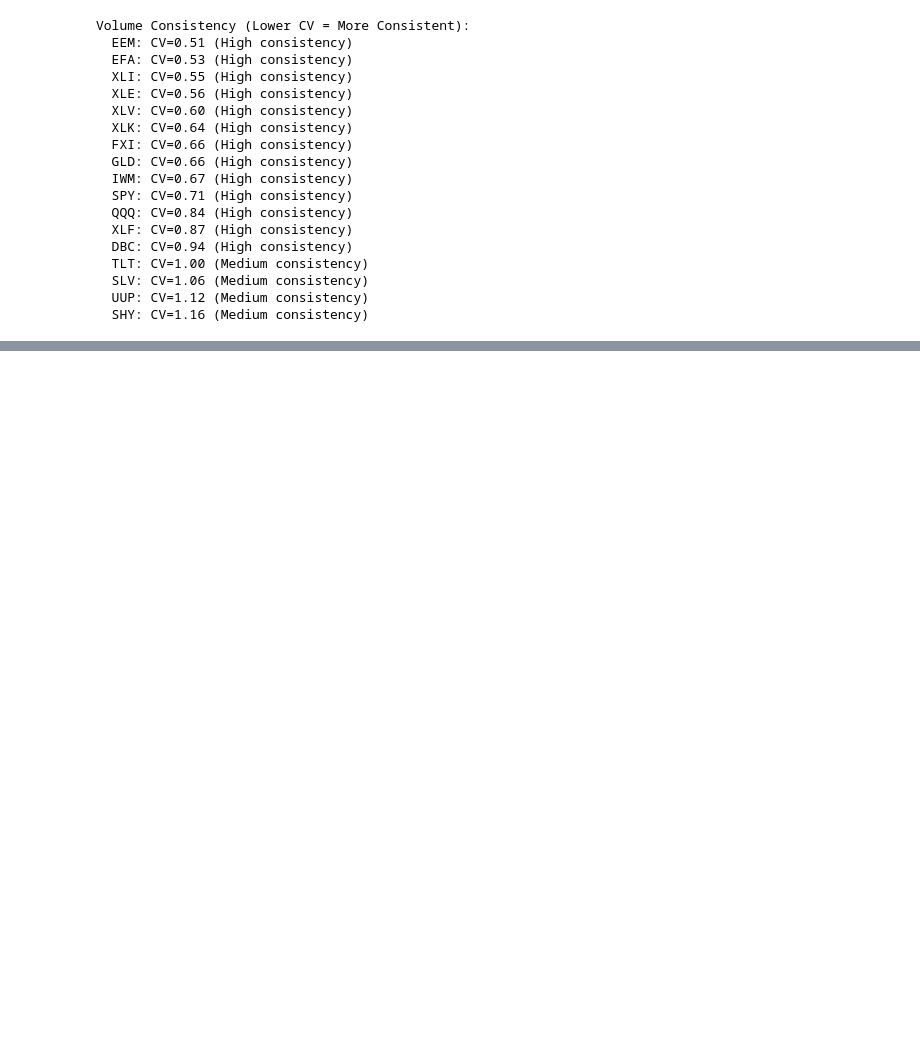
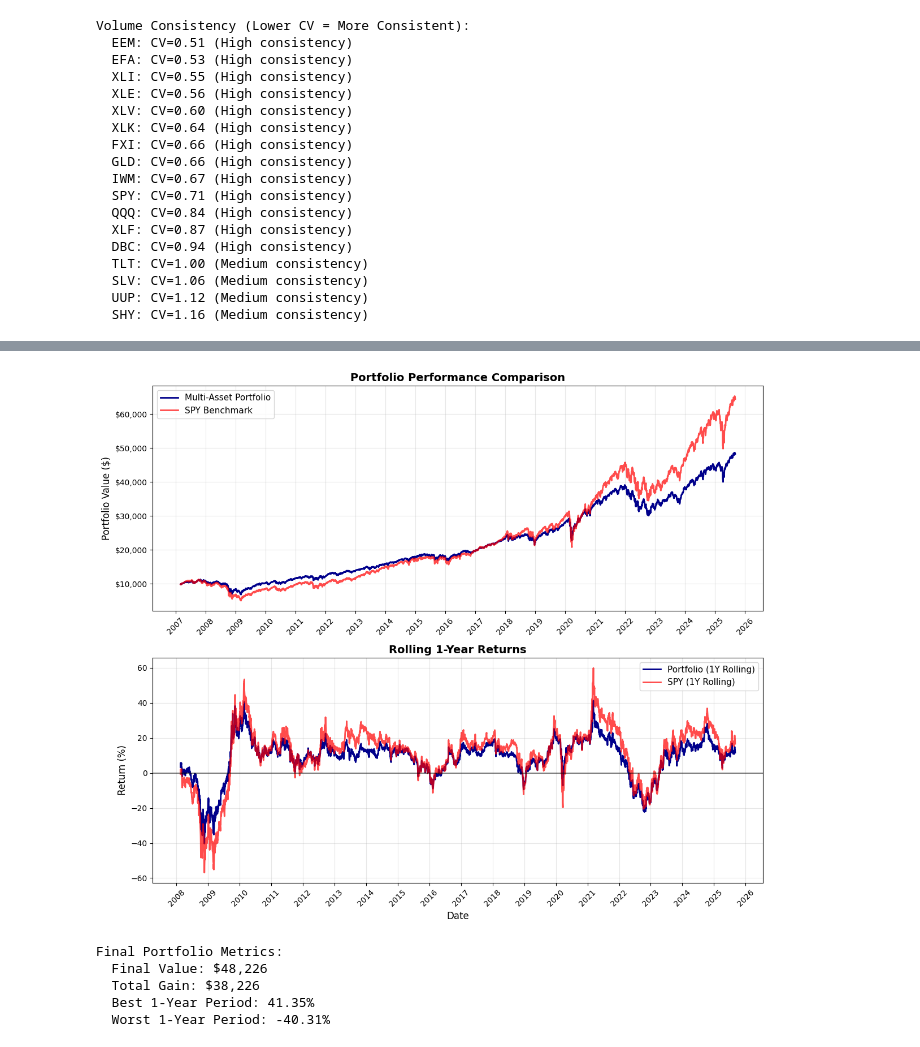
Before and after one commit to GabrieleDiCorato/finance-playground, a Jupyter notebook: notebooks/aida_homework1_etl.ipynb, the cells around one changed output, grey strips where cells are left out. Saved outputs shown, nothing was run; the diff lists cells and outputs as text; code cells hidden in the pictures; blank space fills up the shorter version.

```diff
--- a/notebooks/aida_homework1_etl.ipynb
+++ b/notebooks/aida_homework1_etl.ipynb
@@ -768,0 +1057,54 @@ Volume Consistency (Lower CV = More Consistent):
+# %%
+# Portfolio Performance Visualization
+import matplotlib.pyplot as plt
+import matplotlib.dates as mdates
+
+# Create performance comparison chart
+fig, (ax1, ax2) = plt.subplots(2, 1, figsize=(12, 10))
+
+# Top chart: Cumulative performance
+ax1.plot(portfolio_value.index, portfolio_value, label='Multi-Asset Portfolio', linewidth=2, color='darkblue')
+ax1.plot(spy_value.index, spy_value, label='SPY Benchmark', linewidth=2, color='red', alpha=0.7)
+ax1.set_title('Portfolio Performance Comparison', fontsize=14, fontweight='bold')
+ax1.set_ylabel('Portfolio Value ($)', fontsize=12)
+ax1.legend(fontsize=11)
+ax1.grid(True, alpha=0.3)
+ax1.yaxis.set_major_formatter(plt.FuncFormatter(lambda x, p: f'${x:,.0f}'))
+
+# Bottom chart: Rolling 1-year returns
+portfolio_rolling_return = portfolio_returns.rolling(252).sum()
+spy_rolling_return = spy_returns.rolling(252).sum()
+
+ax2.plot(portfolio_rolling_return.index, portfolio_rolling_return * 100,
+         label='Portfolio (1Y Rolling)', linewidth=2, color='darkblue')
+ax2.plot(spy_rolling_return.index, spy_rolling_return * 100,
+         label='SPY (1Y Rolling)', linewidth=2, color='red', alpha=0.7)
+ax2.set_title('Rolling 1-Year Returns', fontsize=14, fontweight='bold')
+ax2.set_ylabel('Return (%)', fontsize=12)
+ax2.set_xlabel('Date', fontsize=12)
+ax2.legend(fontsize=11)
+ax2.grid(True, alpha=0.3)
+ax2.axhline(y=0, color='black', linestyle='-', alpha=0.5)
+
+# Format x-axis
+for ax in [ax1, ax2]:
+    ax.xaxis.set_major_locator(mdates.YearLocator())
+    ax.xaxis.set_major_formatter(mdates.DateFormatter('%Y'))
+    ax.tick_params(axis='x', rotation=45)
+
+plt.tight_layout()
+plt.show()
+
+# Performance statistics summary
+print(f"\nFinal Portfolio Metrics:")
+print(f"  Final Value: ${portfolio_value.iloc[-1]:,.0f}")
+print(f"  Total Gain: ${portfolio_value.iloc[-1] - initial_investment:,.0f}")
+print(f"  Best 1-Year Period: {portfolio_rolling_return.max():.2%}")
+print(f"  Worst 1-Year Period: {portfolio_rolling_return.min():.2%}")
+# %% [output]
+[figure, added]
+Final Portfolio Metrics:
+  Final Value: $48,226
+  Total Gain: $38,226
+  Best 1-Year Period: 41.35%
+  Worst 1-Year Period: -40.31%
```
Also changed, not shown: parts of 17 cells of this notebook, 1 other file.
